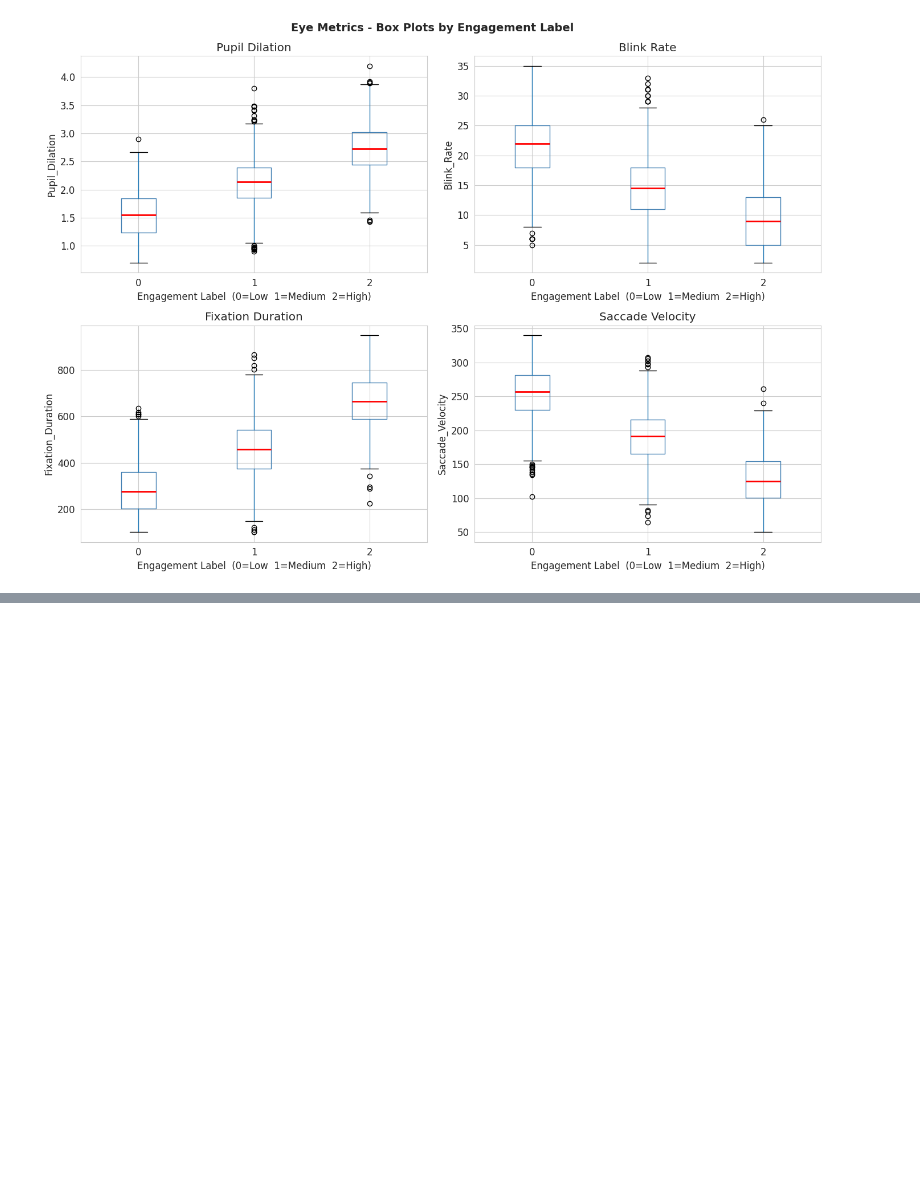
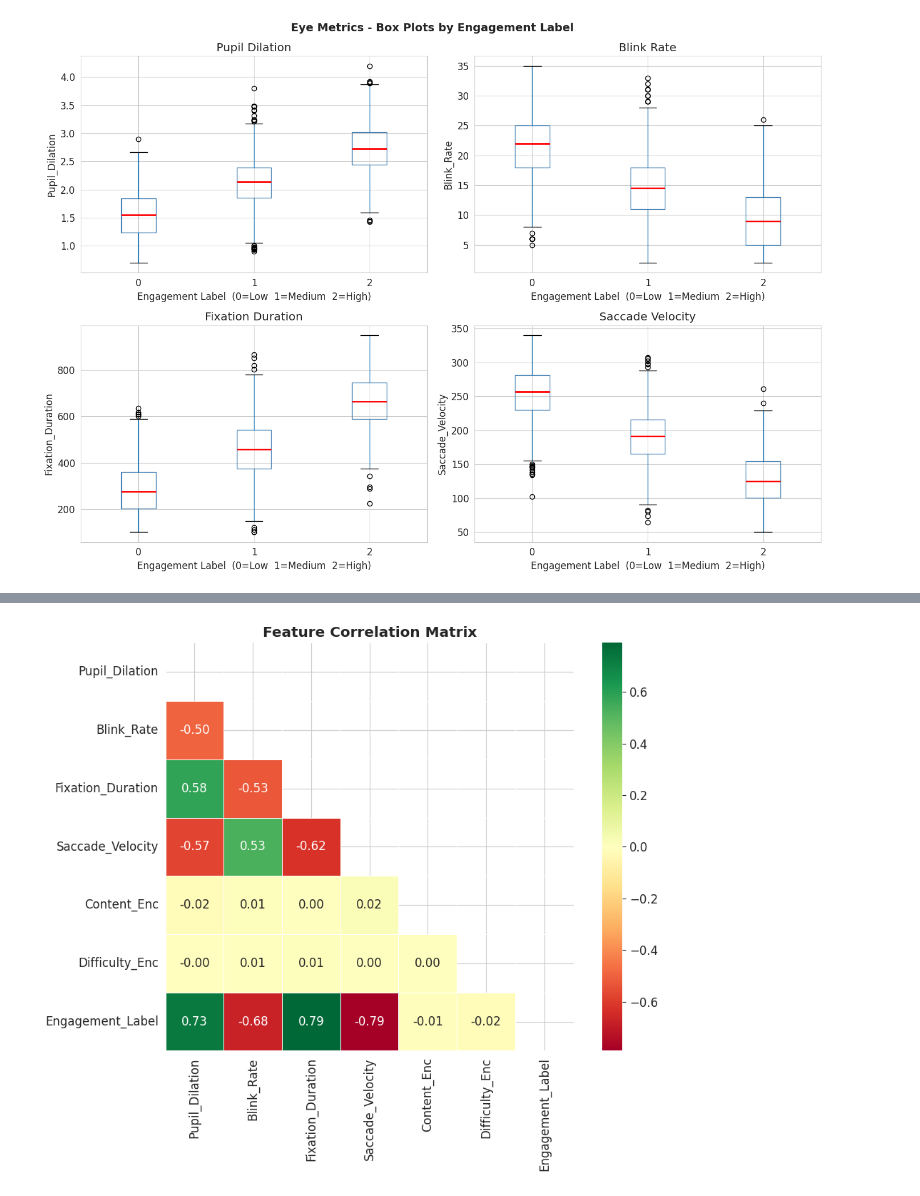
Before and after one commit to YasiniK/multimodal-student-cognitive-load-and-engagement-detection, a Jupyter notebook: Cognitive_Load/CL_EDA_Preprocessing.ipynb, the cells around one changed output, grey strips where cells are left out. Drawn from its saved outputs; the diff is of its cells as text; code cells hidden in the pictures; blank space fills up the shorter version.

Commit message:
EDA: Correlation analysis

```diff
--- a/Cognitive_Load/CL_EDA_Preprocessing.ipynb
+++ b/Cognitive_Load/CL_EDA_Preprocessing.ipynb
@@ -193,0 +204,23 @@ plt.show()
+# %%
+# Label-encode categorical features for correlation computation only
+# (these encoded columns are NOT used in the final model feature matrix)
+le_content = LabelEncoder()
+le_diff    = LabelEncoder()
+df_enc = df.copy()
+df_enc['Content_Enc']    = le_content.fit_transform(df['Learning_Content_Type'])
+df_enc['Difficulty_Enc'] = le_diff.fit_transform(df['Difficulty_Level'])
+
+# Build correlation matrix over all relevant columns including target
+feat_cols = eye_cols + ['Content_Enc', 'Difficulty_Enc', 'Engagement_Label']
+corr = df_enc[feat_cols].corr()
+
+# Plot lower-triangle heatmap
+plt.figure(figsize=(10, 8))
+mask = np.triu(np.ones_like(corr, dtype=bool))  # hide upper triangle (redundant)
+sns.heatmap(corr, annot=True, fmt='.2f', cmap='RdYlGn',
+            mask=mask, center=0, square=True, linewidths=0.5)
+plt.title('Feature Correlation Matrix (lower triangle)', fontweight='bold')
+plt.tight_layout()
+plt.show()
+# %% [output]
+[figure, added]
```
Also changed, not shown: parts of 1 cell of this notebook.
